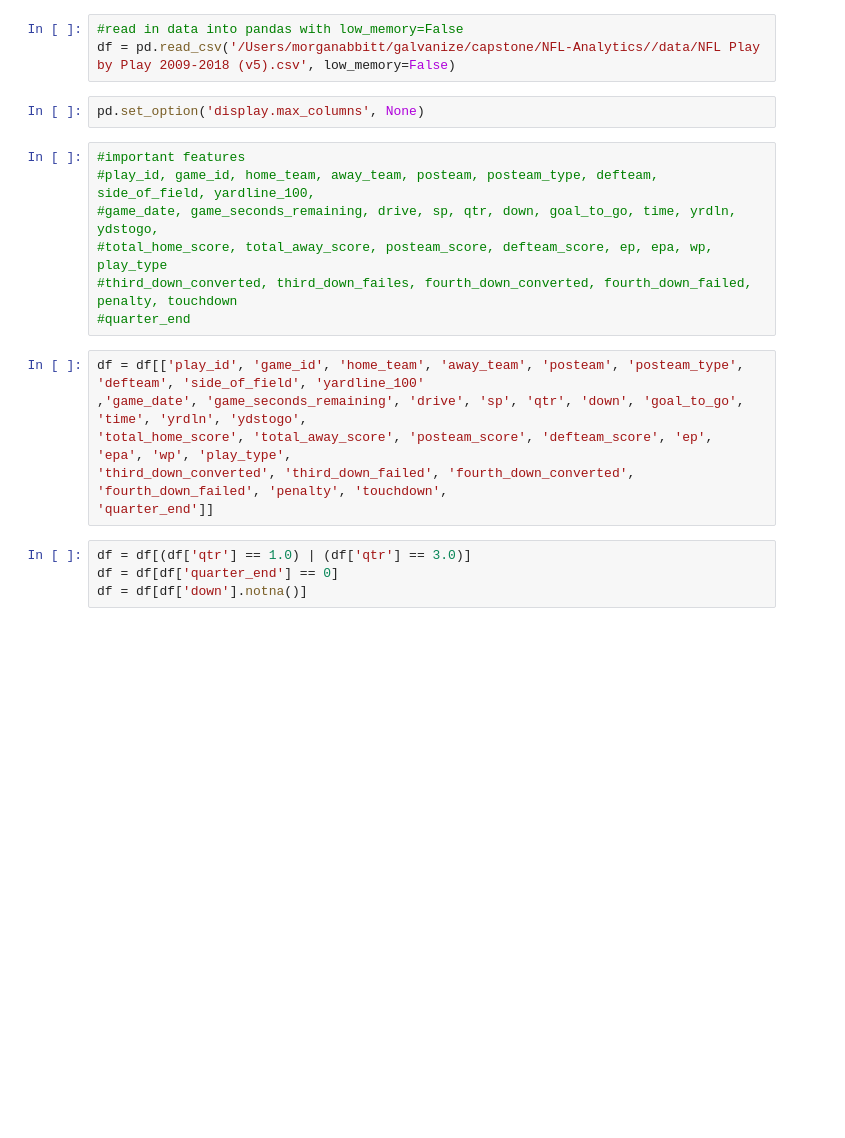
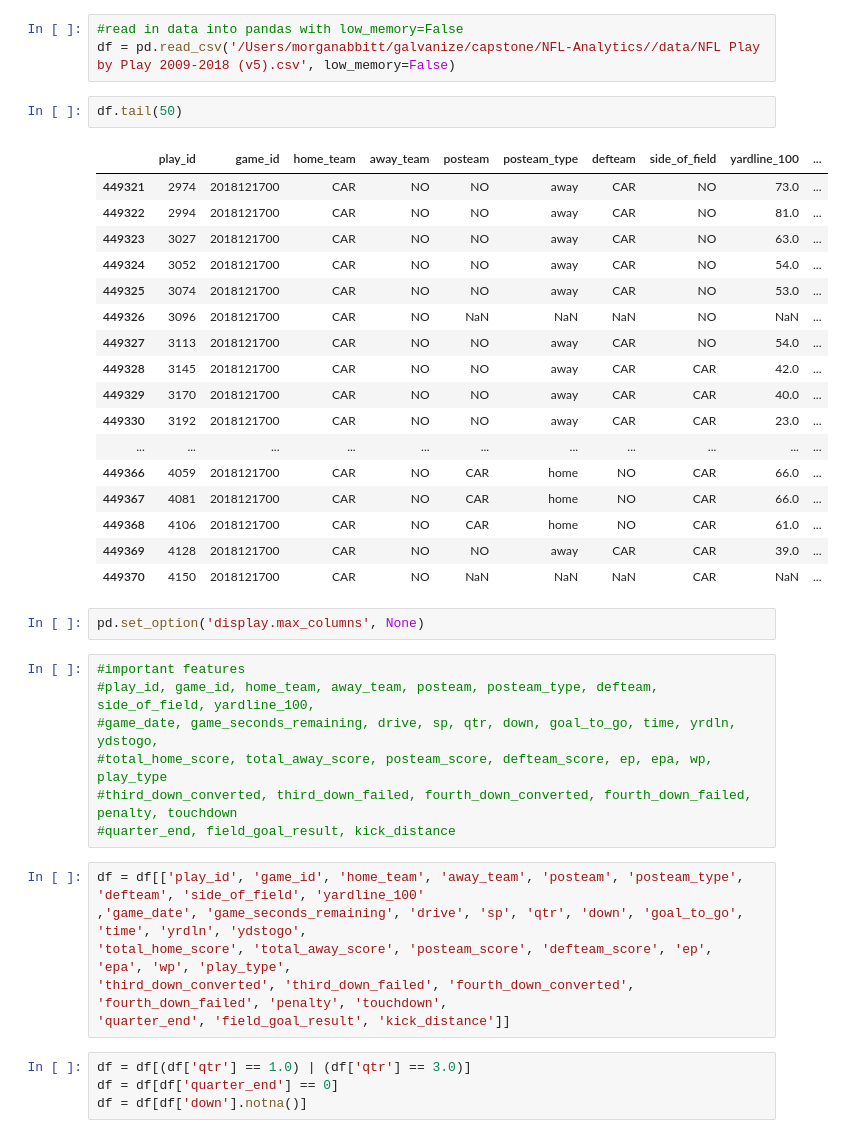
Before and after one commit to morganabbitt/NFL-Analytics, a Jupyter notebook: notebooks/data_cleaning.ipynb, the cells around one changed output. Drawn from its saved outputs; the diff is of its cells as text; blank space fills up the shorter version.

```diff
--- a/notebooks/data_cleaning.ipynb
+++ b/notebooks/data_cleaning.ipynb
@@ -7,6 +7,26 @@ plt.style.use('ggplot')
 # %%
 #read in data into pandas with low_memory=False
 df = pd.read_csv('/Users/morganabbitt/galvanize/capstone/NFL-Analytics//data/NFL Play by Play 2009-2018 (v5).csv', low_memory=False)
+# %%
+df.tail(50)
+# %% [output]
+|  | play_id | game_id | home_team | away_team | posteam | posteam_type | defteam | side_of_field | yardline_100 | ... |
+| 449321 | 2974 | 2018121700 | CAR | NO | NO | away | CAR | NO | 73.0 | ... |
+| 449322 | 2994 | 2018121700 | CAR | NO | NO | away | CAR | NO | 81.0 | ... |
+| 449323 | 3027 | 2018121700 | CAR | NO | NO | away | CAR | NO | 63.0 | ... |
+| 449324 | 3052 | 2018121700 | CAR | NO | NO | away | CAR | NO | 54.0 | ... |
+| 449325 | 3074 | 2018121700 | CAR | NO | NO | away | CAR | NO | 53.0 | ... |
+| 449326 | 3096 | 2018121700 | CAR | NO | NaN | NaN | NaN | NO | NaN | ... |
+| 449327 | 3113 | 2018121700 | CAR | NO | NO | away | CAR | NO | 54.0 | ... |
+| 449328 | 3145 | 2018121700 | CAR | NO | NO | away | CAR | CAR | 42.0 | ... |
+| 449329 | 3170 | 2018121700 | CAR | NO | NO | away | CAR | CAR | 40.0 | ... |
+| 449330 | 3192 | 2018121700 | CAR | NO | NO | away | CAR | CAR | 23.0 | ... |
+| ... | ... | ... | ... | ... | ... | ... | ... | ... | ... | ... |
+| 449366 | 4059 | 2018121700 | CAR | NO | CAR | home | NO | CAR | 66.0 | ... |
+| 449367 | 4081 | 2018121700 | CAR | NO | CAR | home | NO | CAR | 66.0 | ... |
+| 449368 | 4106 | 2018121700 | CAR | NO | CAR | home | NO | CAR | 61.0 | ... |
+| 449369 | 4128 | 2018121700 | CAR | NO | NO | away | CAR | CAR | 39.0 | ... |
+| 449370 | 4150 | 2018121700 | CAR | NO | NaN | NaN | NaN | CAR | NaN | ... |
 # %%
 pd.set_option('display.max_columns', None)
 # %%
@@ -14,14 +34,14 @@ pd.set_option('display.max_columns', None)
 #play_id, game_id, home_team, away_team, posteam, posteam_type, defteam, side_of_field, yardline_100,
 #game_date, game_seconds_remaining, drive, sp, qtr, down, goal_to_go, time, yrdln, ydstogo,
 #total_home_score, total_away_score, posteam_score, defteam_score, ep, epa, wp, play_type
-#third_down_converted, third_down_failes, fourth_down_converted, fourth_down_failed, penalty, touchdown
-#quarter_end
+#third_down_converted, third_down_failed, fourth_down_converted, fourth_down_failed, penalty, touchdown
+#quarter_end, field_goal_result, kick_distance
 # %%
 df = df[['play_id', 'game_id', 'home_team', 'away_team', 'posteam', 'posteam_type', 'defteam', 'side_of_field', 'yardline_100'
 ,'game_date', 'game_seconds_remaining', 'drive', 'sp', 'qtr', 'down', 'goal_to_go', 'time', 'yrdln', 'ydstogo',
 'total_home_score', 'total_away_score', 'posteam_score', 'defteam_score', 'ep', 'epa', 'wp', 'play_type',
 'third_down_converted', 'third_down_failed', 'fourth_down_converted', 'fourth_down_failed', 'penalty', 'touchdown',
-'quarter_end']]
+'quarter_end', 'field_goal_result', 'kick_distance']]
 # %%
 df = df[(df['qtr'] == 1.0) | (df['qtr'] == 3.0)]
 df = df[df['quarter_end'] == 0]
```
Also changed, not shown: parts of 12 cells of this notebook.
